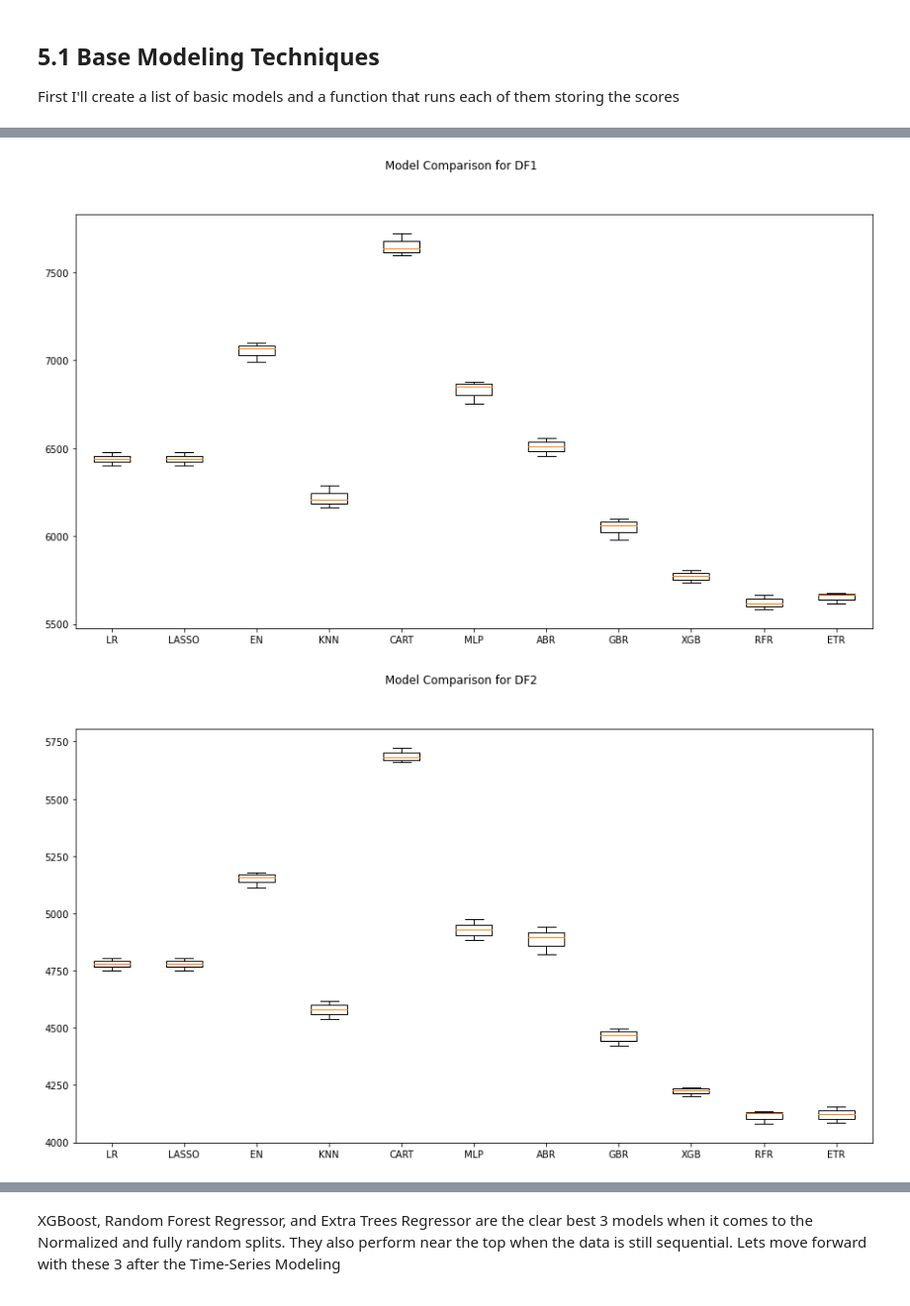
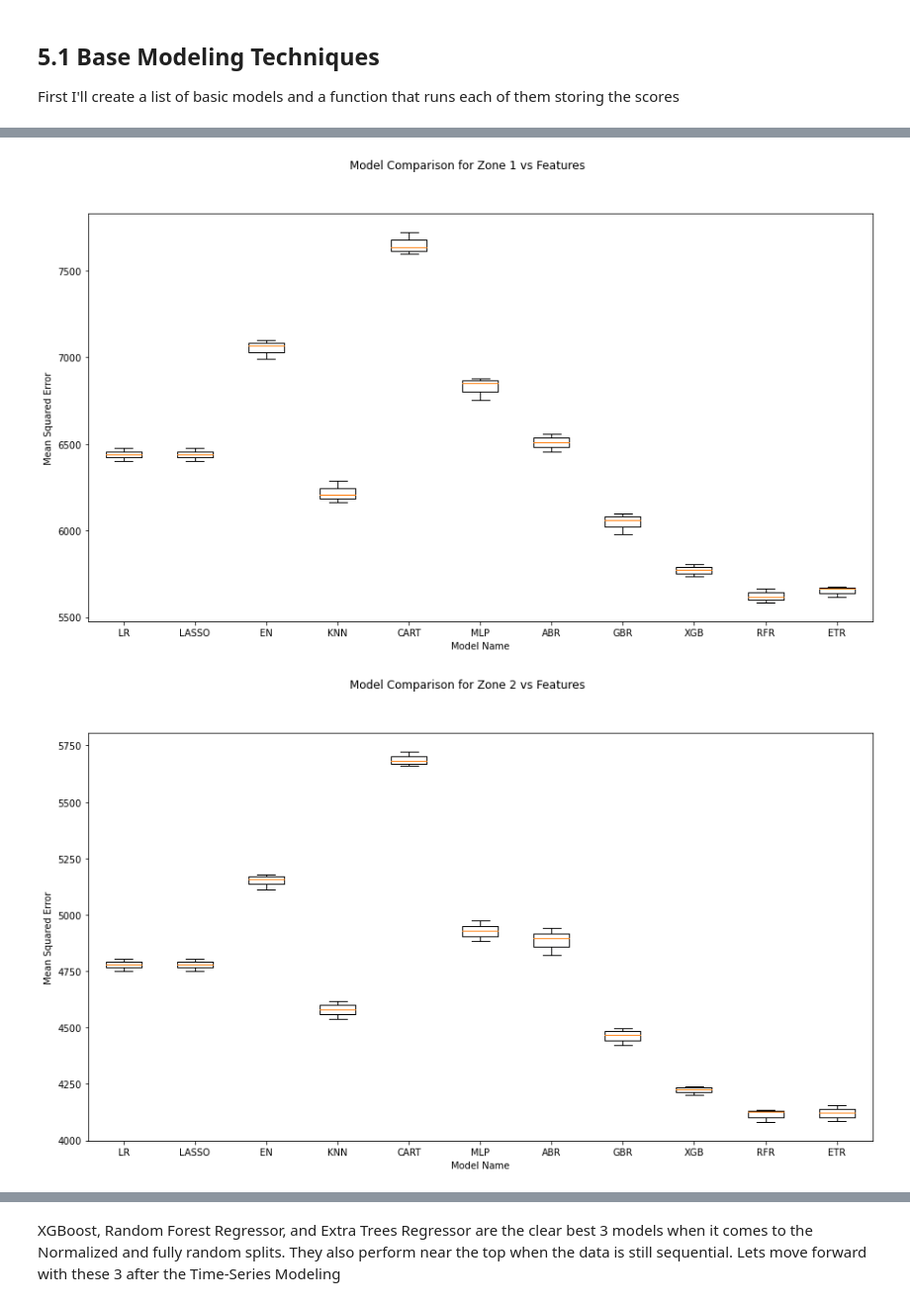
Before and after one commit to CassidyExum/Power-Consumption-Modeling, a Jupyter notebook: Power Consumption Modeling.ipynb, the cells around one changed output, grey strips where cells are left out. Shown at 99% size. Cells and saved outputs as stored; diff of their text form; code cells hidden in the pictures.

Commit message:
Presentation/Readme plot creation

```diff
--- a/Power Consumption Modeling.ipynb
+++ b/Power Consumption Modeling.ipynb
@@ -481,30 +481,36 @@ for z in df_3_results:
 # %%
 names = names[:11]
 
 # Compare Models
 fig = plt.figure()
-fig.suptitle('Model Comparison for DF1')
+fig.suptitle('Model Comparison for Zone 1 vs Features')
 ax = fig.add_subplot(111)
+ax.set_ylabel('Mean Squared Error')
+ax.set_xlabel('Model Name')
 plt.boxplot(sqrt_1_results)
 ax.set_xticklabels(names)
 fig.set_size_inches(15,8)
 plt.show()
 
 fig = plt.figure()
-fig.suptitle('Model Comparison for DF2')
+fig.suptitle('Model Comparison for Zone 2 vs Features')
 ax = fig.add_subplot(111)
 plt.boxplot(sqrt_2_results)
 ax.set_xticklabels(names)
+ax.set_ylabel('Mean Squared Error')
+ax.set_xlabel('Model Name')
 fig.set_size_inches(15,8)
 plt.show()
 
 fig = plt.figure()
-fig.suptitle('Model Comparison for DF3')
+fig.suptitle('Model Comparison for Zone 3 vs Features')
 ax = fig.add_subplot(111)
+ax.set_ylabel('Mean Squared Error')
+ax.set_xlabel('Model Name')
 plt.boxplot(sqrt_3_results)
 ax.set_xticklabels(names)
 fig.set_size_inches(15,8)
 plt.show()
 # %% [output]
-[figure, old version]
+[figure, new version]
-[figure, old version]
+[figure, new version]
```
Also changed, not shown: parts of 15 cells of this notebook.
